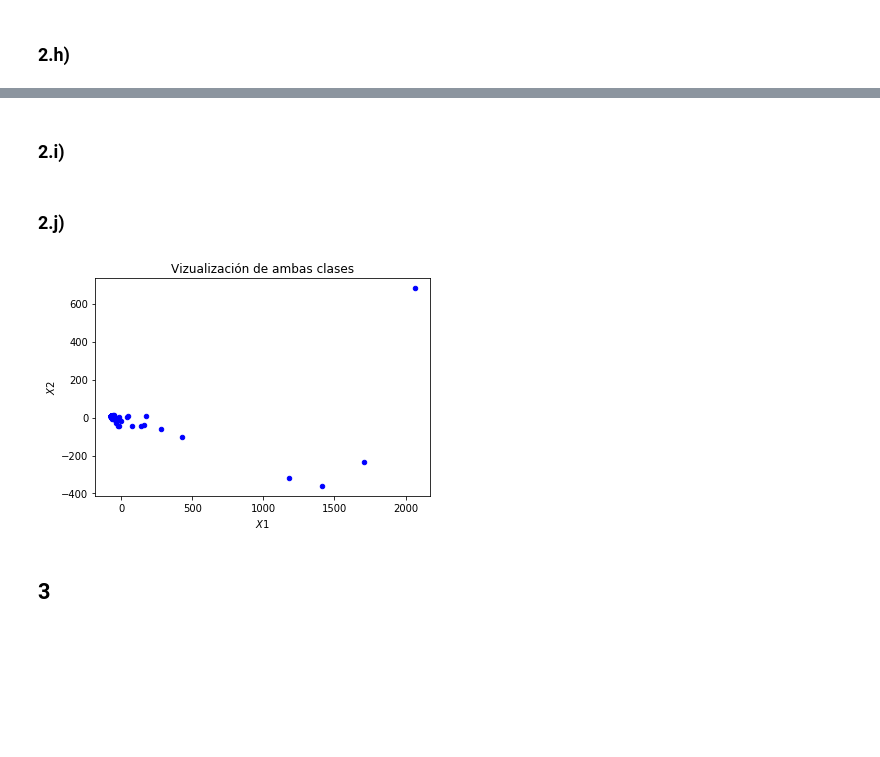
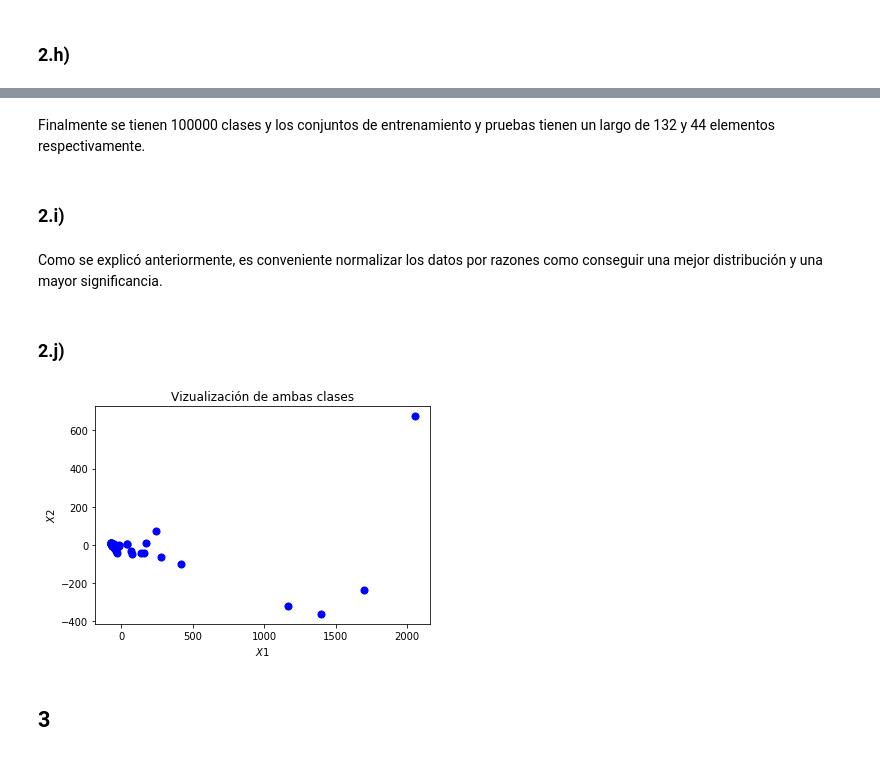
Before and after one commit to GabrielValenzuelaLorca/tarea2maquinas, a Jupyter notebook: Tarea 2.ipynb, the cells around one changed output, grey strips where cells are left out. Cells and saved outputs as stored; diff of their text form; code cells hidden in the pictures; blank space fills up the shorter version.

```diff
--- a/Tarea 2.ipynb
+++ b/Tarea 2.ipynb
@@ -355,3 +346,5 @@ X_train, X_test, y_train, y_test = train_test_split(X_resampled, y,test_size=0.2
+# %% [markdown]
+<p>Finalmente se tienen 100000 clases y los conjuntos de entrenamiento y pruebas tienen un largo de 132 y 44 elementos respectivamente.</p>
 # %% [markdown]
 ### 2.i)
 # %%
@@ -360,27 +353,29 @@ std = StandardScaler(with_mean=True, with_std=True)
 std.fit(X_train)
 X_train = std.transform(X_train)
 X_test = std.transform(X_test)
+# %% [markdown]
+<p>Como se explicó anteriormente, es conveniente normalizar los datos por razones como conseguir una mejor distribución y una mayor significancia.</p>
 # %% [markdown]
 ### 2.j)
 # %%
 from sklearn.decomposition import PCA
 import matplotlib.pyplot as plt
 d=2
 pca_model = PCA(n_components=d)
 pca_model.fit(X_train)
 X_pca_train = pca_model.transform(X_train)
 X_pca_test = pca_model.transform(X_test)
 
 #=======================================#
 #plt.figure(figsize = (16, 9))
-plt.scatter(X_pca_train[:,0], X_pca_train[:,1], s=20, c = "blue")
+plt.scatter([X_pca_train[i,0] for i in range(len(y_train)) if y_train[i] == 0],[X_pca_train[i,1] for i in range(len(y_train)) if y_train[i] == 0], s=50, c = "blue")
 #plt.scatter(X_pca_train[:,0][len(y)+1:], X_pca_train[:,1][len(y)+1:], s=50, c = "red")
 plt.xlabel("$X1$")
 plt.ylabel("$X2$")
 plt.title("Vizualización de ambas clases")
 plt.show()
 # %% [output]
-[figure, old version]
+[figure, new version]
 # %% [markdown]
 ## 3
 # %% [markdown]
```
Also changed, not shown: parts of 6 cells of this notebook.
